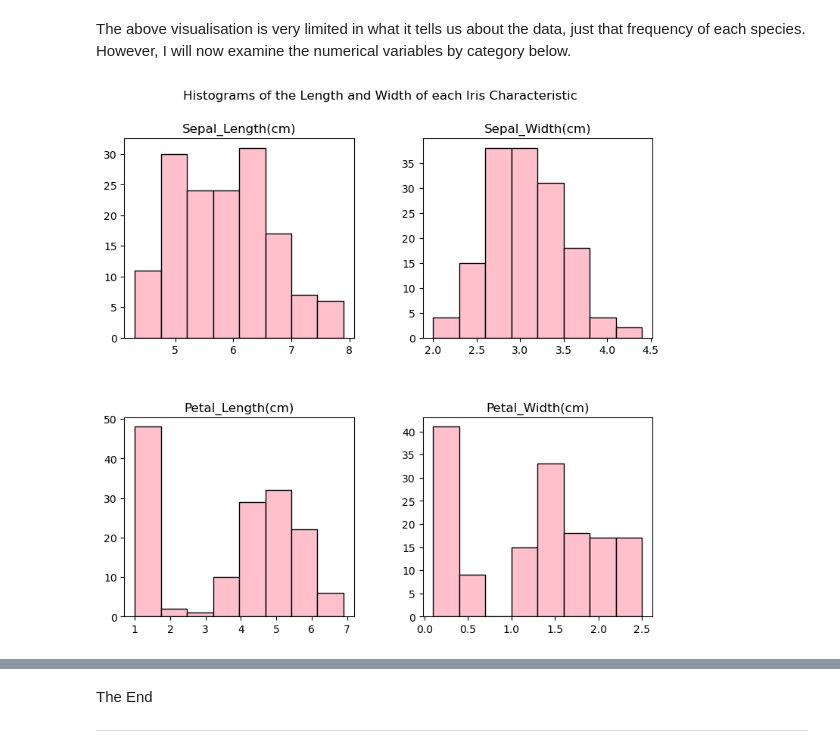
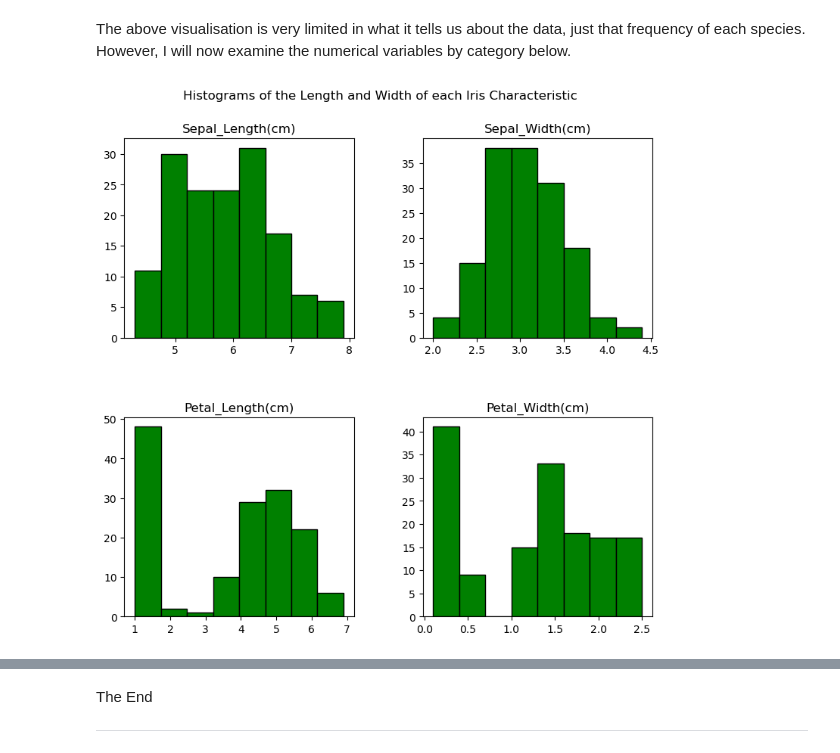
Before and after one commit to rebeccaf1918/FundamentalsOfDA, a Jupyter notebook: Project.ipynb, the cells around one changed output, grey strips where cells are left out. Cells and saved outputs as stored; diff of their text form; code cells hidden in the pictures.

```diff
--- a/Project.ipynb
+++ b/Project.ipynb
@@ -90,9 +141,9 @@ The above visualisation is very limited in what it tells us about the data, just
 However, I will now examine the numerical variables by category below.
 # %%
 iris_data = pd.read_csv("IrisData.csv", names=column_names) # creating a histogram of each variable (does not specify iris flower species)
-iris_data.hist(bins=8, color='pink', edgecolor='black', grid=False, figsize=(9,8))
+iris_data.hist(bins=8, color='green', edgecolor='black', grid=False, figsize=(9,8))
 plt.suptitle('Histograms of the Length and Width of each Iris Characteristic')
 plt.subplots_adjust(top=0.9, hspace=0.4) #adjust space between graphs to prevent titles overlapping
 plt.show()
 # %% [output]
-[figure, old version]
+[figure, new version]
```
Also changed, not shown: parts of 7 cells of this notebook.
